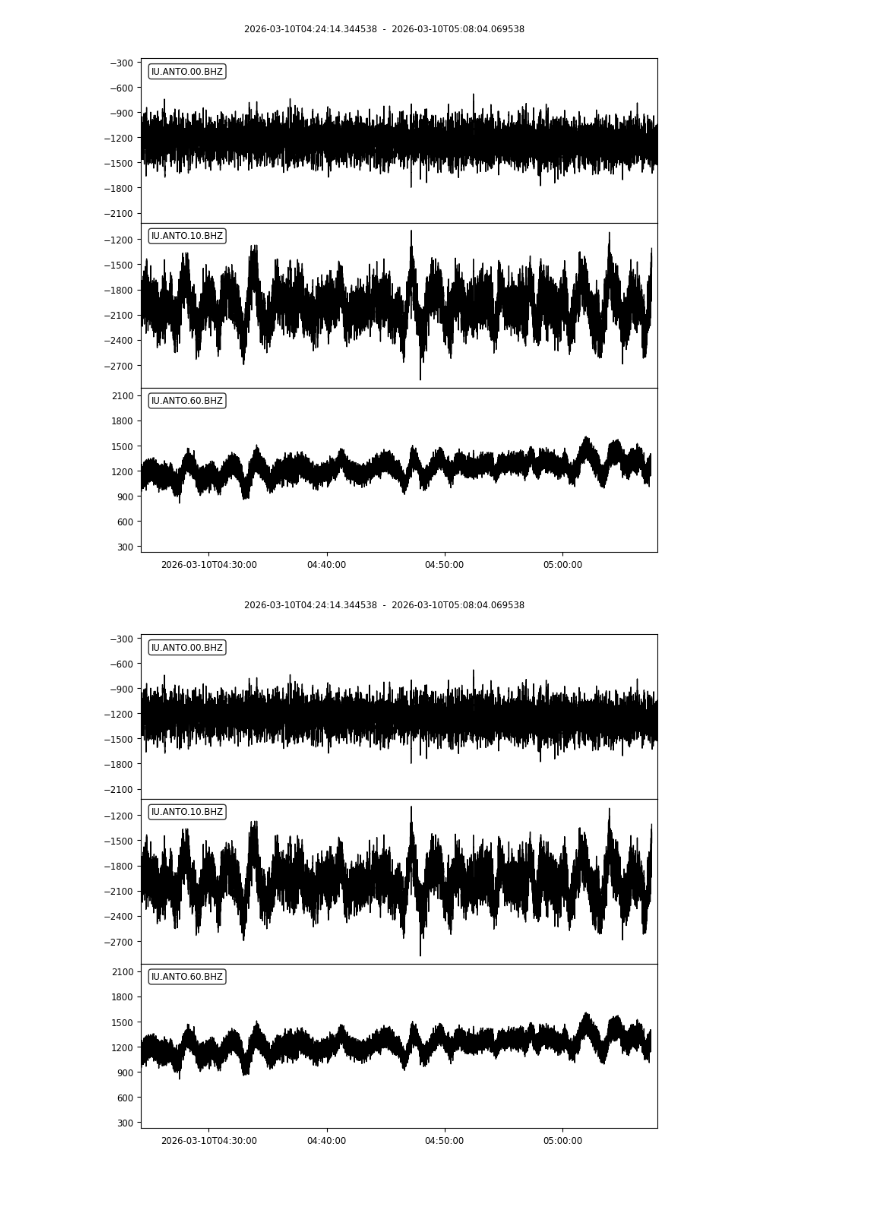
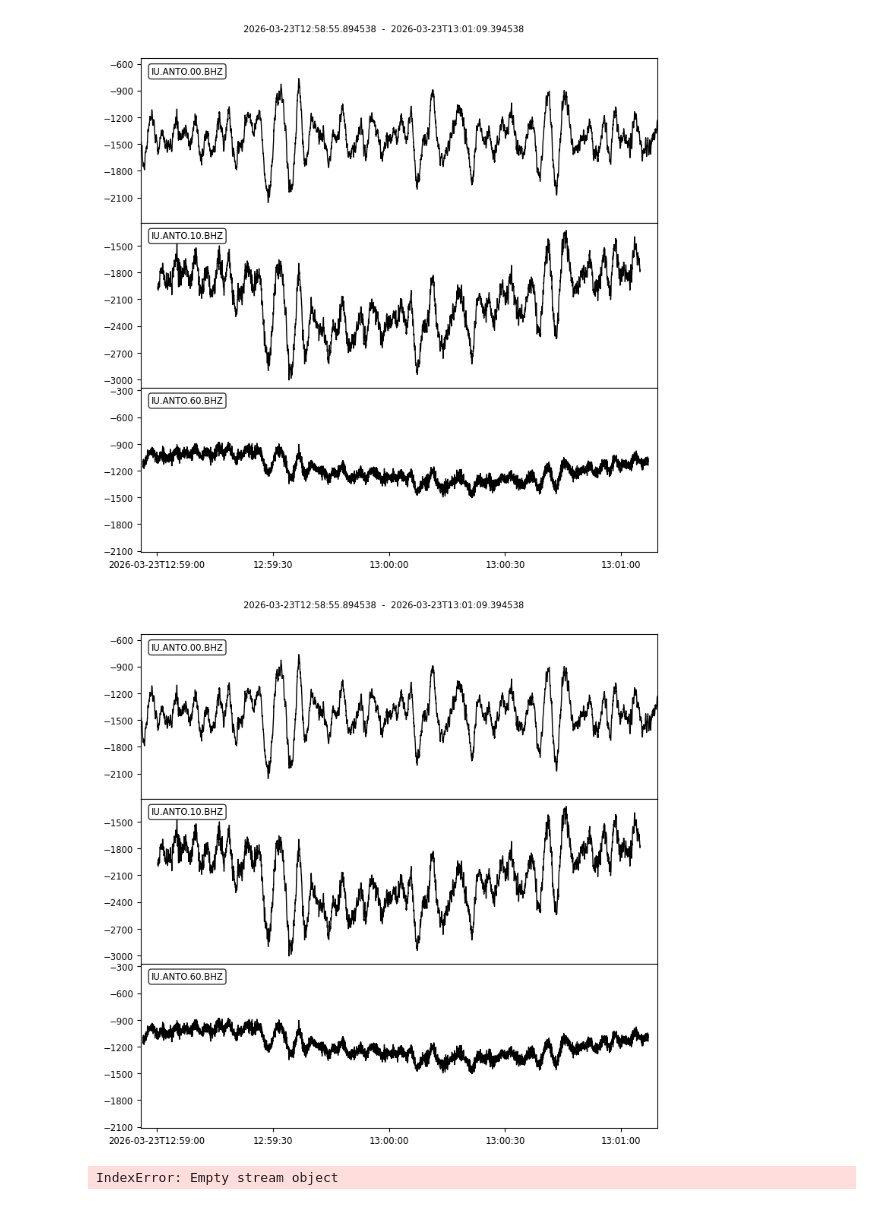
Before and after one commit to raulmahya123/ai-itb-new, a Jupyter notebook: test.ipynb, the cells around one changed output. Cells and saved outputs as stored; diff of their text form; code cells hidden in the pictures.

```diff
--- a/test.ipynb
+++ b/test.ipynb
@@ -4,7 +4,7 @@ from obspy import read
 import pandas as pd
 import matplotlib.pyplot as plt
 
-DATA_FOLDER = r"C:\Users\raulm\Downloads\ai-devvnew\out\waveform.win\2026\03\10"
+DATA_FOLDER = r"C:\Users\raulm\Downloads\ai-devvnew\out\waveform.win\2026\03\23"
 
 mseed_files = []
 
@@ -124,18 +124,44 @@ plt.show()
 # %%
 from obspy import read
 import glob
 
-files = glob.glob("out/waveform.win/2026/03/10/IU.ANTO*.mseed")
+files = glob.glob("out/waveform.win/2026/03/23/IU.ANTO*.mseed")
 
 st = None
 for f in files:
     if st is None:
         st = read(f)
     else:
         st += read(f)
 
 st.merge()
 st.plot()
 # %% [output]
-[figure, old version]
+[figure, new version]
-[figure, old version]
+[figure, new version]
+# %%
+from obspy import read, UTCDateTime
+import glob
+
+files = glob.glob("out/waveform.win/2026/03/23/IU.ANTO*.mseed")
+
+st = None
+for f in files:
+    if st is None:
+        st = read(f)
+    else:
+        st += read(f)
+
+# gabungkan semua trace
+st.merge(method=1, fill_value=None)
+
+# waktu 27 menit
+t1 = UTCDateTime("2026-03-10T04:24:14")
+t2 = UTCDateTime("2026-03-10T04:51:11")
+
+st = st.slice(t1, t2)
+
+# plot waveform
+st.plot()
+# %% [output]
+IndexError: Empty stream object
```
Also changed, not shown: parts of 2 cells of this notebook, 5 other files.
